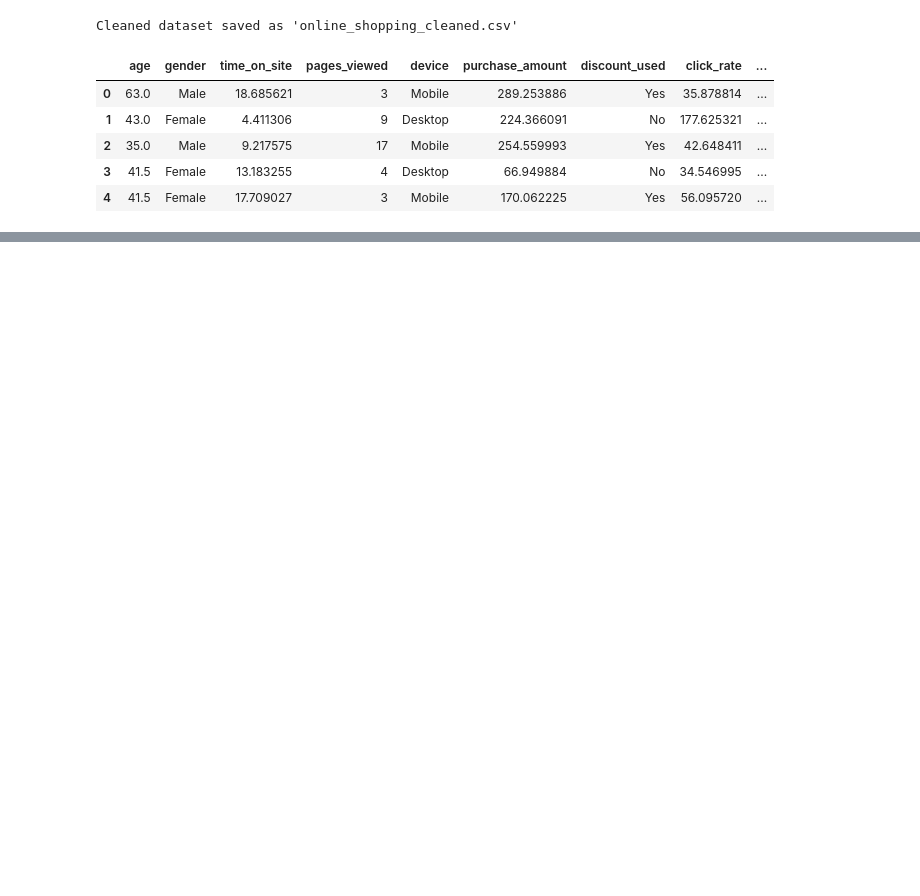
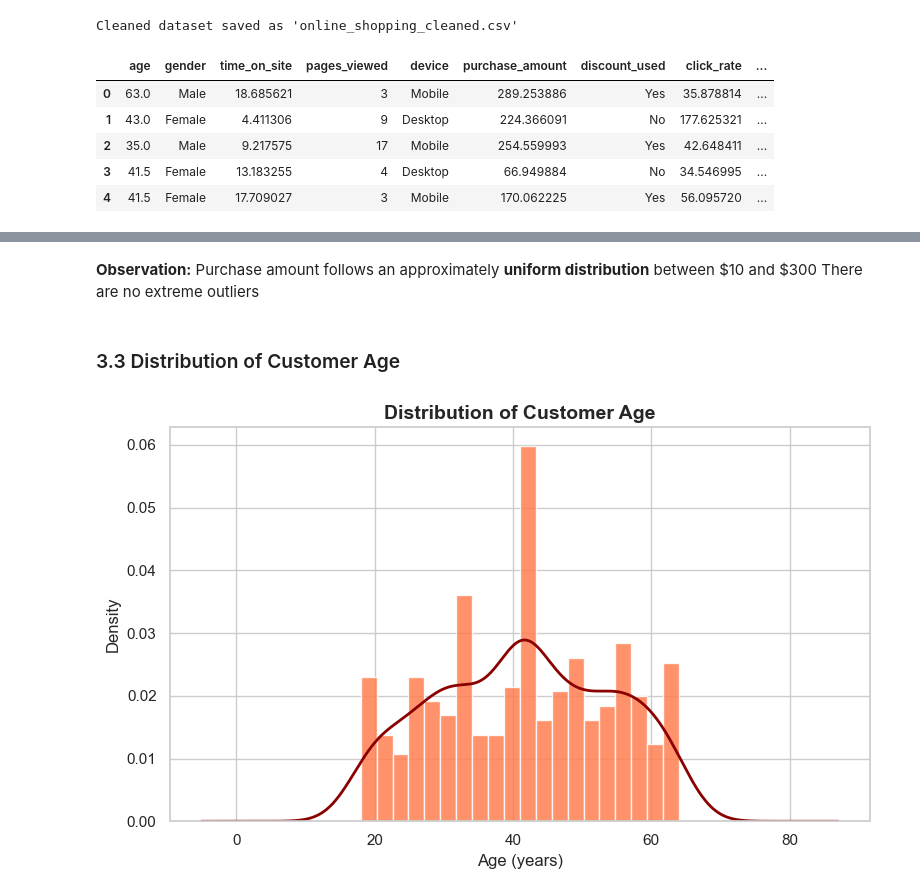
Before and after one commit to janajawabreh267/Data_Science_Project, a Jupyter notebook: notebooks/analysis.ipynb, the cells around one changed output, grey strips where cells are left out. Cells and saved outputs as stored; diff of their text form; code cells hidden in the pictures; blank space fills up the shorter version.

```diff
--- a/notebooks/analysis.ipynb
+++ b/notebooks/analysis.ipynb
@@ -246,0 +283,14 @@ Cleaned dataset saved as 'online_shopping_cleaned.csv'
+# %% [markdown]
+**Observation:** Purchase amount follows an approximately **uniform distribution** between \$10 and \$300 There are no extreme outliers
+# %% [markdown]
+### 3.3 Distribution of Customer Age
+# %%
+fig, ax = plt.subplots(figsize=(8, 5))
+ax.hist(df_clean['age'], bins=20, color='coral', edgecolor='white', alpha=0.85, density=True)
+df_clean['age'].plot.kde(ax=ax, color='darkred', linewidth=2)
+ax.set_title('Distribution of Customer Age', fontsize=14, fontweight='bold')
+ax.set_xlabel('Age (years)'); ax.set_ylabel('Density')
+plt.tight_layout()
+plt.show()
+# %% [output]
+[figure, added]
```
Also changed, not shown: parts of 17 cells of this notebook.
